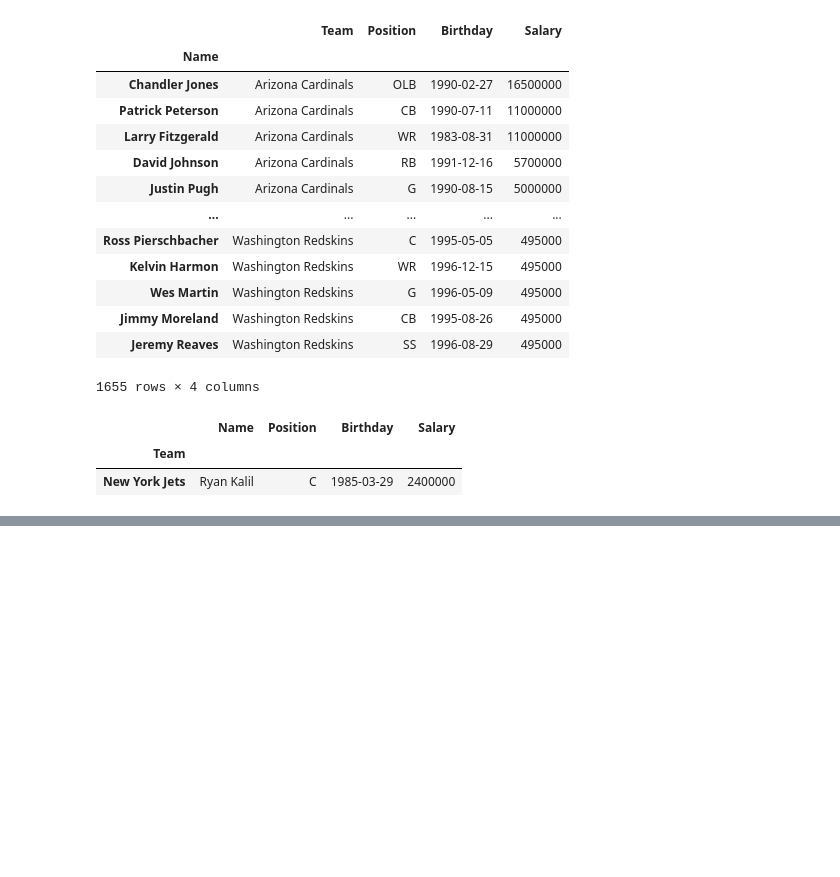
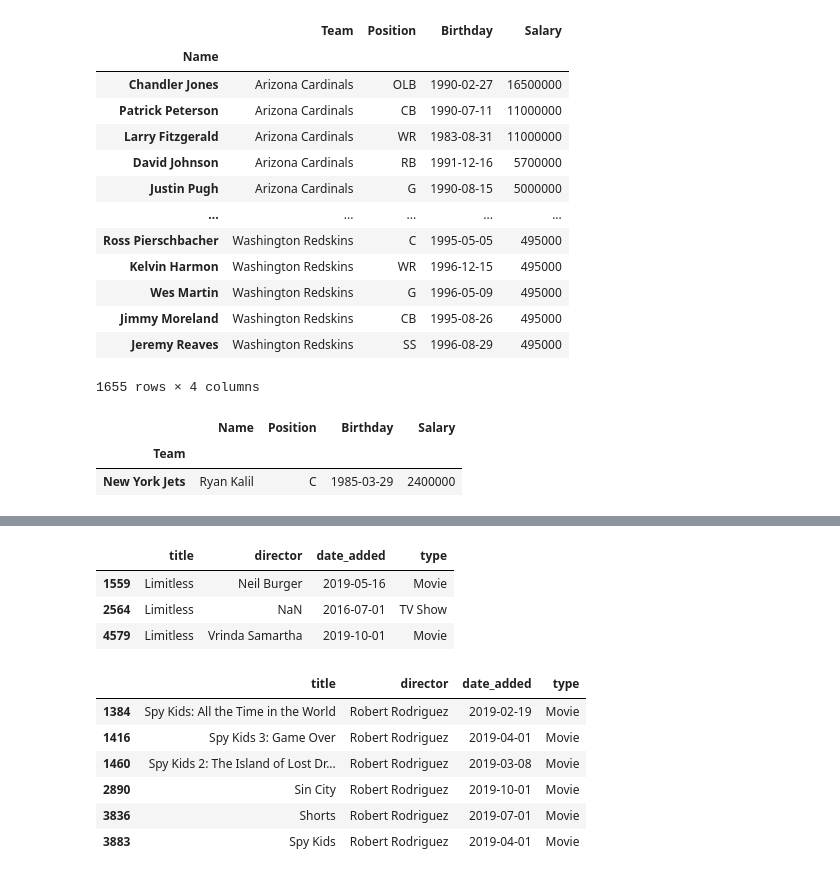
Before and after one commit to feihong/jupyterlab-examples, a Jupyter notebook: exercises.ipynb, the cells around one changed output, grey strips where cells are left out. Drawn from its saved outputs; the diff is of its cells as text; code cells hidden in the pictures; blank space fills up the shorter version.

```diff
--- a/exercises.ipynb
+++ b/exercises.ipynb
@@ -94,0 +117,17 @@ nfl.reset_index().set_index('Team').loc['New York Jets'].sort_values('Birthday')
+# %%
+netflix[netflix['title'] == 'Limitless']
+# %% [output]
+|  | title | director | date_added | type |
+| 1559 | Limitless | Neil Burger | 2019-05-16 | Movie |
+| 2564 | Limitless | NaN | 2016-07-01 | TV Show |
+| 4579 | Limitless | Vrinda Samartha | 2019-10-01 | Movie |
+# %%
+netflix[(netflix['director'] == 'Robert Rodriguez') & (netflix['type'] == 'Movie')]
+# %% [output]
+|  | title | director | date_added | type |
+| 1384 | Spy Kids: All the Time in the World | Robert Rodriguez | 2019-02-19 | Movie |
+| 1416 | Spy Kids 3: Game Over | Robert Rodriguez | 2019-04-01 | Movie |
+| 1460 | Spy Kids 2: The Island of Lost Dr... | Robert Rodriguez | 2019-03-08 | Movie |
+| 2890 | Sin City | Robert Rodriguez | 2019-10-01 | Movie |
+| 3836 | Shorts | Robert Rodriguez | 2019-07-01 | Movie |
+| 3883 | Spy Kids | Robert Rodriguez | 2019-04-01 | Movie |
```
Also changed, not shown: parts of 8 cells of this notebook, 1 other file.
